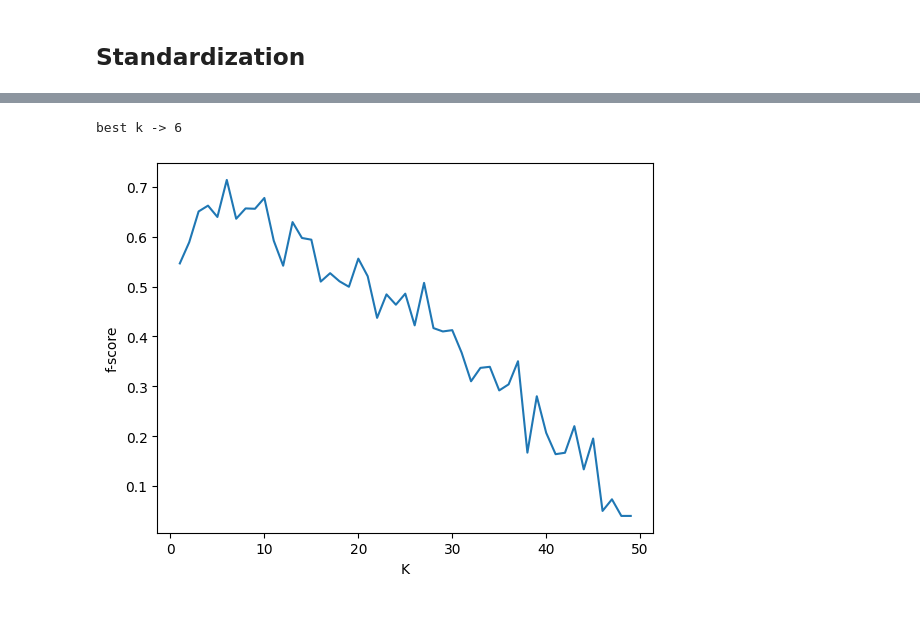
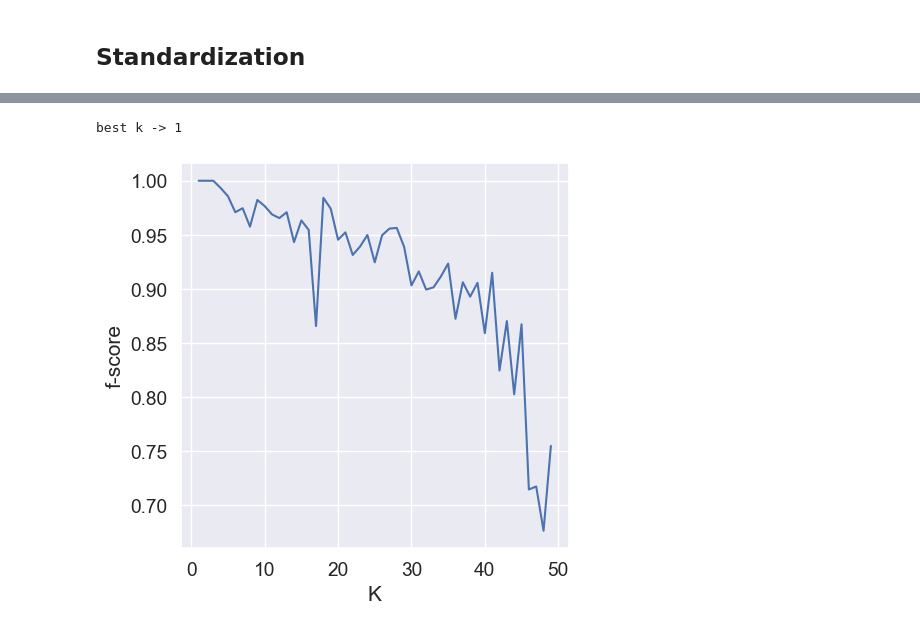
Before and after one commit to sadrajafari/cs5830_project4, a Jupyter notebook: project4.ipynb, the cells around one changed output, grey strips where cells are left out. Drawn from its saved outputs; the diff is of its cells as text; code cells hidden in the pictures.

```diff
--- a/project4.ipynb
+++ b/project4.ipynb
@@ -74,6 +108,7 @@ def knn(n_neighbors, X_train, y_train, X_test, y_test, show_confusion = False):
         else:
             y_pred.append(0)
     if show_confusion:
+        plt.figure(figsize=(5, 5))
         cm = confusion_matrix(y_test, y_pred)
 
         # Plot confusion matrix as heatmap
@@ -324,9 +359,23 @@ Index(['age', 'bp', 'sg', 'al', 'su', 'rbc', 'pc', 'pcc', 'ba', 'bgr', 'bu',
 158 rows × 25 columns
 # %% [markdown]
 ## Standardization
-# %%
-kidneyData["age"] = (kidneyData.age - kidneyData.age.mean()) / kidneyData.age.std()
-kidneyData["bp"] = (kidneyData.bp - kidneyData.bp.mean()) / kidneyData.bp.std()
-kidneyData["ane"] = (kidneyData.ane - kidneyData.ane.mean()) / kidneyData.ane.std()
-kidneyData["bgr"] = kidneyData["bgr"].astype("float")
-kidneyData["bgr"] = (kidneyData.bgr - kidneyData.bgr.mean()) / kidneyData.bgr.std()
+# %%
+kidneyData["age"] = (kidneyData.age - kidneyData.age.mean()) / kidneyData.age.std()
+kidneyData["bp"] = kidneyData["bp"].astype("float")
+kidneyData["bp"] = (kidneyData.bp - kidneyData.bp.mean()) / kidneyData.bp.std()
+kidneyData["bsg"] = (kidneyData.sg - kidneyData.sg.mean()) / kidneyData.sg.std()
+kidneyData["al"] = (kidneyData.al - kidneyData.al.mean()) / kidneyData.al.std()
+kidneyData["su"] = (kidneyData.su - kidneyData.su.mean()) / kidneyData.su.std()
+kidneyData["sc"] = (kidneyData.sc - kidneyData.sc.mean()) / kidneyData.sc.std()
+kidneyData["sod"] = (kidneyData.sod - kidneyData.sod.mean()) / kidneyData.sod.std()
+kidneyData["hemo"] = (kidneyData.hemo - kidneyData.hemo.mean()) / kidneyData.hemo.std()
+kidneyData["pcv"] = kidneyData["pcv"].astype("float")
+kidneyData["pcv"] = (kidneyData.pcv - kidneyData.pcv.mean()) / kidneyData.pcv.std()
+kidneyData["wc"] = kidneyData["wc"].astype("float")
+kidneyData["wc"] = (kidneyData.wc - kidneyData.wc.mean()) / kidneyData.wc.std()
+kidneyData["rc"] = kidneyData["rc"].astype("float")
+kidneyData["rc"] = (kidneyData.rc - kidneyData.rc.mean()) / kidneyData.rc.std()
+kidneyData["bu"] = kidneyData["bu"].astype("float")
+kidneyData["bu"] = (kidneyData.bu - kidneyData.bu.mean()) / kidneyData.bu.std()
+kidneyData["ane"] = (kidneyData.ane - kidneyData.ane.mean()) / kidneyData.ane.std()
+kidneyData["bgr"] = (kidneyData.bgr - kidneyData.bgr.mean()) / kidneyData.bgr.std()
@@ -333,5 +425,7 @@ kidneyData["bgr"] = (kidneyData.bgr - kidneyData.bgr.mean()) / kidneyData.bgr.st
 # %%
-X = kidneyData[["age", "bp", "ane"]].values
+X = kidneyData[["sg", "al", "pc", "pcv", "htn", "dm", "ane"]].values
+# Try this commented code instead of the above one to see the difference
+# X = kidneyData[['age', 'su', 'pot','wc']].values
 y = kidneyData["disease"].values
 X_train, X_test, y_train, y_test = train_test_split(X, y, test_size=.2)
 # %%
@@ -343,16 +437,16 @@ precision=[0.85714286 1.        ], recall=[1.  0.5], f-score=[0.92307692 0.66666
 # %%
 k_range = range(1, 50)
 f_scores = [bestK(n, X, y) for n in k_range]
 # print(f_scores)
 best_K = f_scores.index(max(f_scores)) + 1
-
+plt.figure(figsize=(5, 5))
 plt.plot(k_range, f_scores)
 plt.xlabel("K")
 plt.ylabel("f-score")
 print(f"best k -> {f_scores.index(max(f_scores)) + 1}")
 # %% [output]
-best k -> 6
+best k -> 1
-[figure, old version]
+[figure, new version]
 # %%
 k_fold = 10
 
```
Also changed, not shown: parts of 15 cells of this notebook.
